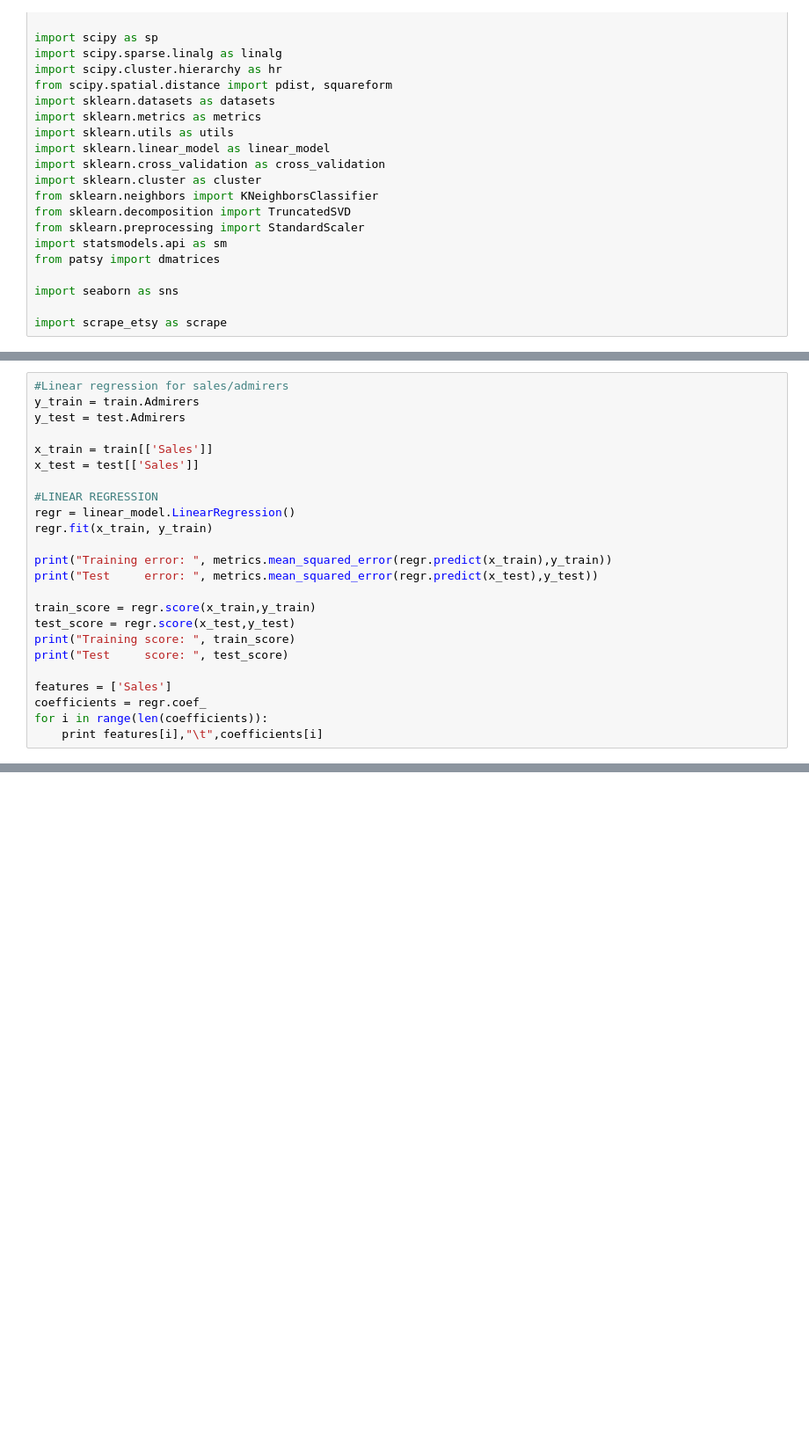
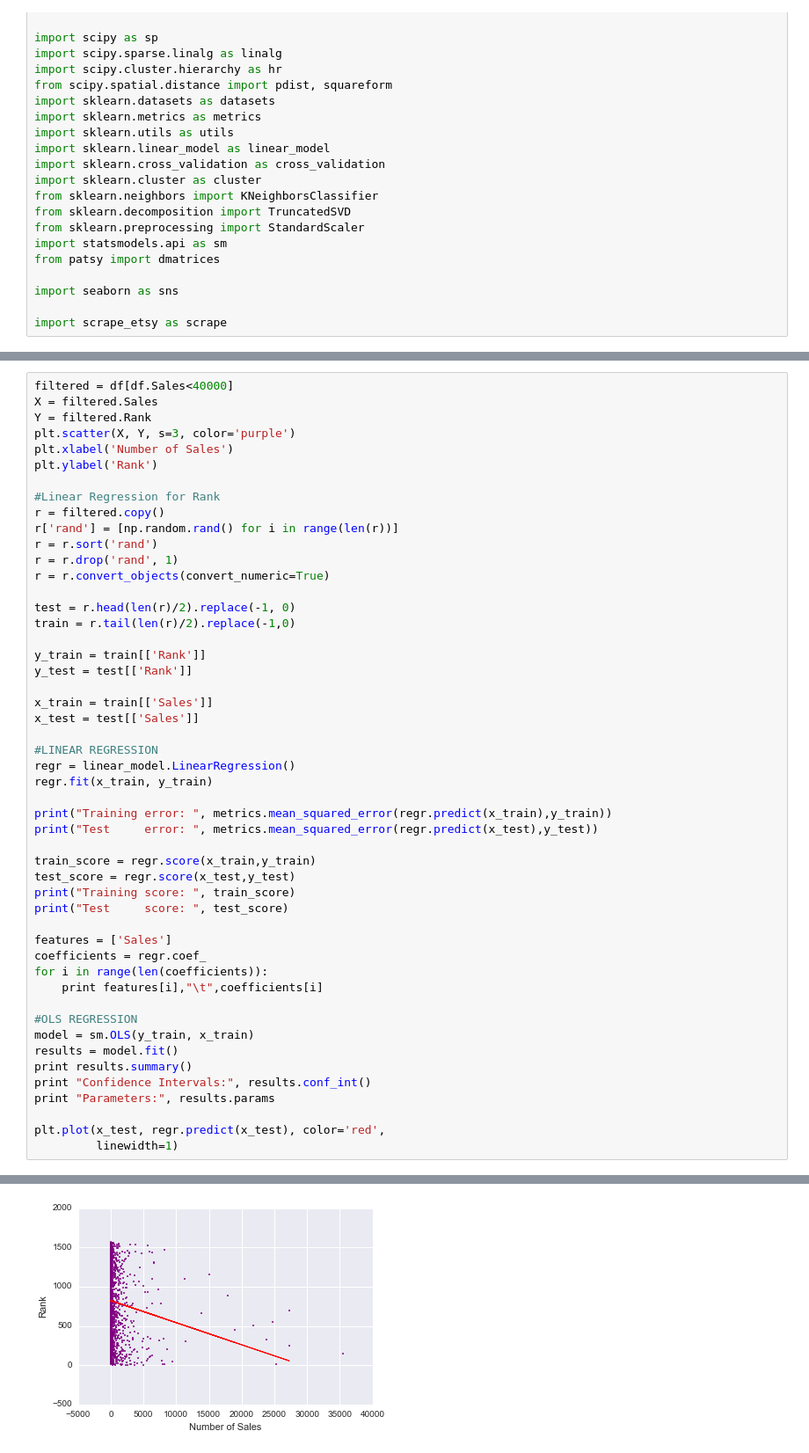
Before and after one commit to taniapapandrea/spring-2015-homeworks, a Jupyter notebook: submissions/Homework-6/6.Etsy-Shops.ipynb, the cells around one changed output, grey strips where cells are left out. Shown at 88% size. Drawn from its saved outputs; the diff is of its cells as text; blank space fills up the shorter version.

```diff
--- a/submissions/Homework-6/6.Etsy-Shops.ipynb
+++ b/submissions/Homework-6/6.Etsy-Shops.ipynb
@@ -200,7 +243,23 @@ Sales   -0.00313520298651
 # %%
-#Linear regression for sales/admirers
-y_train = train.Admirers
-y_test = test.Admirers
+filtered = df[df.Sales<40000]
+X = filtered.Sales
+Y = filtered.Rank
+plt.scatter(X, Y, s=3, color='purple')
+plt.xlabel('Number of Sales')
+plt.ylabel('Rank')
+
+#Linear Regression for Rank
+r = filtered.copy()
+r['rand'] = [np.random.rand() for i in range(len(r))]
+r = r.sort('rand')
+r = r.drop('rand', 1)
+r = r.convert_objects(convert_numeric=True)
+
+test = r.head(len(r)/2).replace(-1, 0)
+train = r.tail(len(r)/2).replace(-1,0)
+
+y_train = train[['Rank']]
+y_test = test[['Rank']]
 
 x_train = train[['Sales']]
 x_test = test[['Sales']]
@@ -221,4 +280,14 @@ features = ['Sales']
 coefficients = regr.coef_
 for i in range(len(coefficients)):
     print features[i],"\t",coefficients[i]
+
+#OLS REGRESSION
+model = sm.OLS(y_train, x_train)
+results = model.fit()
+print results.summary()
+print "Confidence Intervals:", results.conf_int()
+print "Parameters:", results.params
+
+plt.plot(x_test, regr.predict(x_test), color='red',
+         linewidth=1)
 # %% [output]
@@ -229,0 +312 @@ Sales   0.898965136061
+[figure, added]
```
Also changed, not shown: parts of 21 cells of this notebook.
